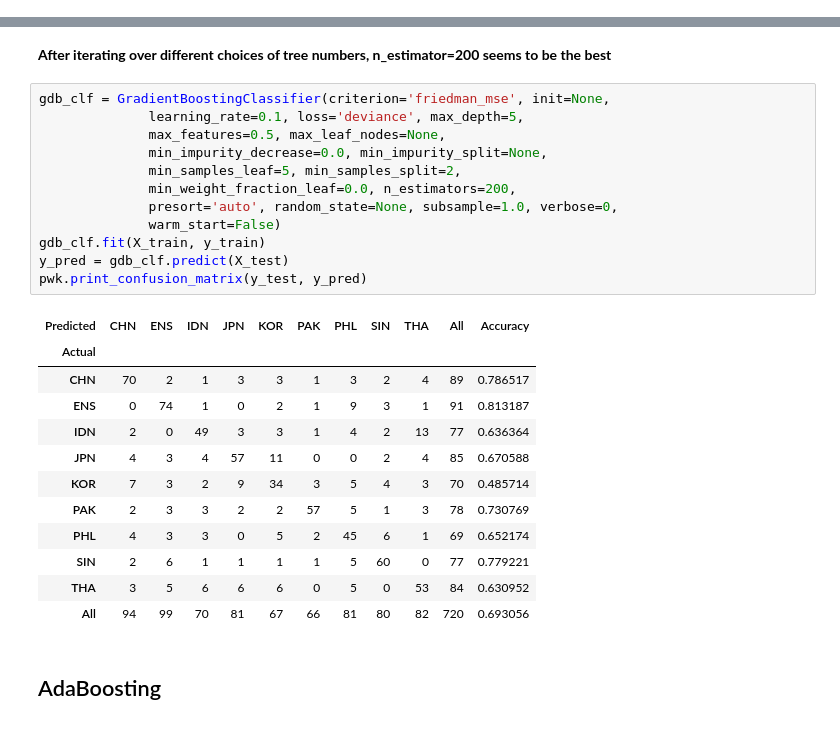
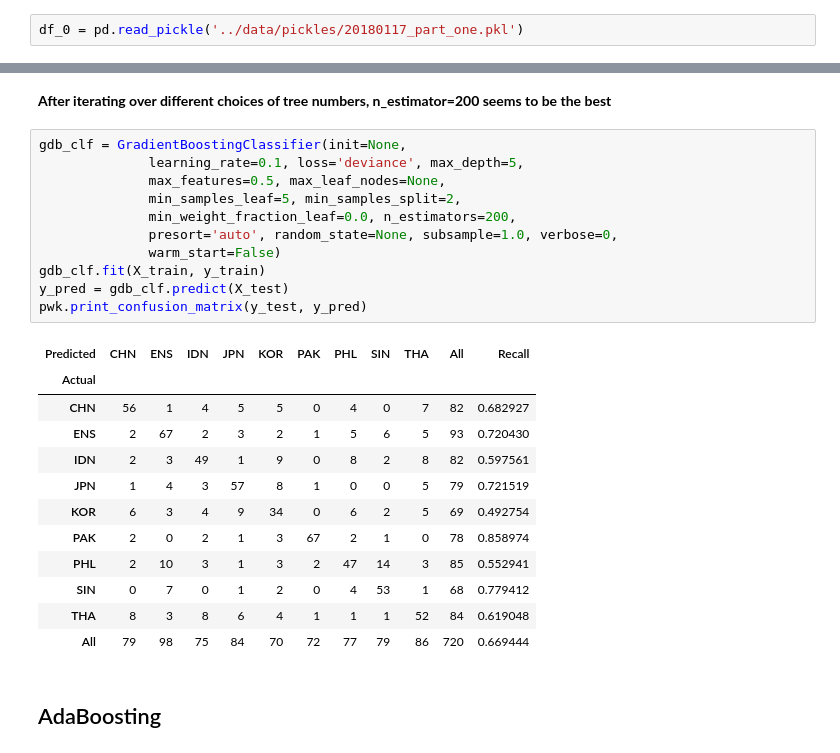
Before and after one commit to fzr72725/NLI, a Jupyter notebook: notebooks/part_four_gridsearch.ipynb, the cells around one changed output, grey strips where cells are left out. Saved outputs shown, nothing was run; the diff lists cells and outputs as text.

```diff
--- a/part_four_gridsearch.ipynb
+++ b/notebooks/part_four_gridsearch.ipynb
@@ -33,3 +30,5 @@ import matplotlib.pyplot as plt
+# %%
+df_0 = pd.read_pickle('../data/pickles/20180117_part_one.pkl')
 # %% [markdown]
 # Generate Best Feature -- Doc2Vec representation
 # %%
@@ -261,30 +259,29 @@ plt.show()
 # %% [markdown]
 **After iterating over different choices of tree numbers, n_estimator=200 seems to be the best**
 # %%
-gdb_clf = GradientBoostingClassifier(criterion='friedman_mse', init=None,
+gdb_clf = GradientBoostingClassifier(init=None,
               learning_rate=0.1, loss='deviance', max_depth=5,
               max_features=0.5, max_leaf_nodes=None,
-              min_impurity_decrease=0.0, min_impurity_split=None,
               min_samples_leaf=5, min_samples_split=2,
               min_weight_fraction_leaf=0.0, n_estimators=200,
               presort='auto', random_state=None, subsample=1.0, verbose=0,
               warm_start=False)
 gdb_clf.fit(X_train, y_train)
 y_pred = gdb_clf.predict(X_test)
 pwk.print_confusion_matrix(y_test, y_pred)
 # %% [output]
-| Predicted | CHN | ENS | IDN | JPN | KOR | PAK | PHL | SIN | THA | All | Accuracy |
+| Predicted | CHN | ENS | IDN | JPN | KOR | PAK | PHL | SIN | THA | All | Recall |
 | Actual |  |  |  |  |  |  |  |  |  |  |  |
-| CHN | 70 | 2 | 1 | 3 | 3 | 1 | 3 | 2 | 4 | 89 | 0.786517 |
-| ENS | 0 | 74 | 1 | 0 | 2 | 1 | 9 | 3 | 1 | 91 | 0.813187 |
-| IDN | 2 | 0 | 49 | 3 | 3 | 1 | 4 | 2 | 13 | 77 | 0.636364 |
-| JPN | 4 | 3 | 4 | 57 | 11 | 0 | 0 | 2 | 4 | 85 | 0.670588 |
-| KOR | 7 | 3 | 2 | 9 | 34 | 3 | 5 | 4 | 3 | 70 | 0.485714 |
-| PAK | 2 | 3 | 3 | 2 | 2 | 57 | 5 | 1 | 3 | 78 | 0.730769 |
-| PHL | 4 | 3 | 3 | 0 | 5 | 2 | 45 | 6 | 1 | 69 | 0.652174 |
-| SIN | 2 | 6 | 1 | 1 | 1 | 1 | 5 | 60 | 0 | 77 | 0.779221 |
-| THA | 3 | 5 | 6 | 6 | 6 | 0 | 5 | 0 | 53 | 84 | 0.630952 |
-| All | 94 | 99 | 70 | 81 | 67 | 66 | 81 | 80 | 82 | 720 | 0.693056 |
+| CHN | 56 | 1 | 4 | 5 | 5 | 0 | 4 | 0 | 7 | 82 | 0.682927 |
+| ENS | 2 | 67 | 2 | 3 | 2 | 1 | 5 | 6 | 5 | 93 | 0.720430 |
+| IDN | 2 | 3 | 49 | 1 | 9 | 0 | 8 | 2 | 8 | 82 | 0.597561 |
+| JPN | 1 | 4 | 3 | 57 | 8 | 1 | 0 | 0 | 5 | 79 | 0.721519 |
+| KOR | 6 | 3 | 4 | 9 | 34 | 0 | 6 | 2 | 5 | 69 | 0.492754 |
+| PAK | 2 | 0 | 2 | 1 | 3 | 67 | 2 | 1 | 0 | 78 | 0.858974 |
+| PHL | 2 | 10 | 3 | 1 | 3 | 2 | 47 | 14 | 3 | 85 | 0.552941 |
+| SIN | 0 | 7 | 0 | 1 | 2 | 0 | 4 | 53 | 1 | 68 | 0.779412 |
+| THA | 8 | 3 | 8 | 6 | 4 | 1 | 1 | 1 | 52 | 84 | 0.619048 |
+| All | 79 | 98 | 75 | 84 | 70 | 72 | 77 | 79 | 86 | 720 | 0.669444 |
 # %% [markdown]
 ## AdaBoosting
 # %%
```
Also changed, not shown: parts of 7 cells of this notebook, 16 other files.
